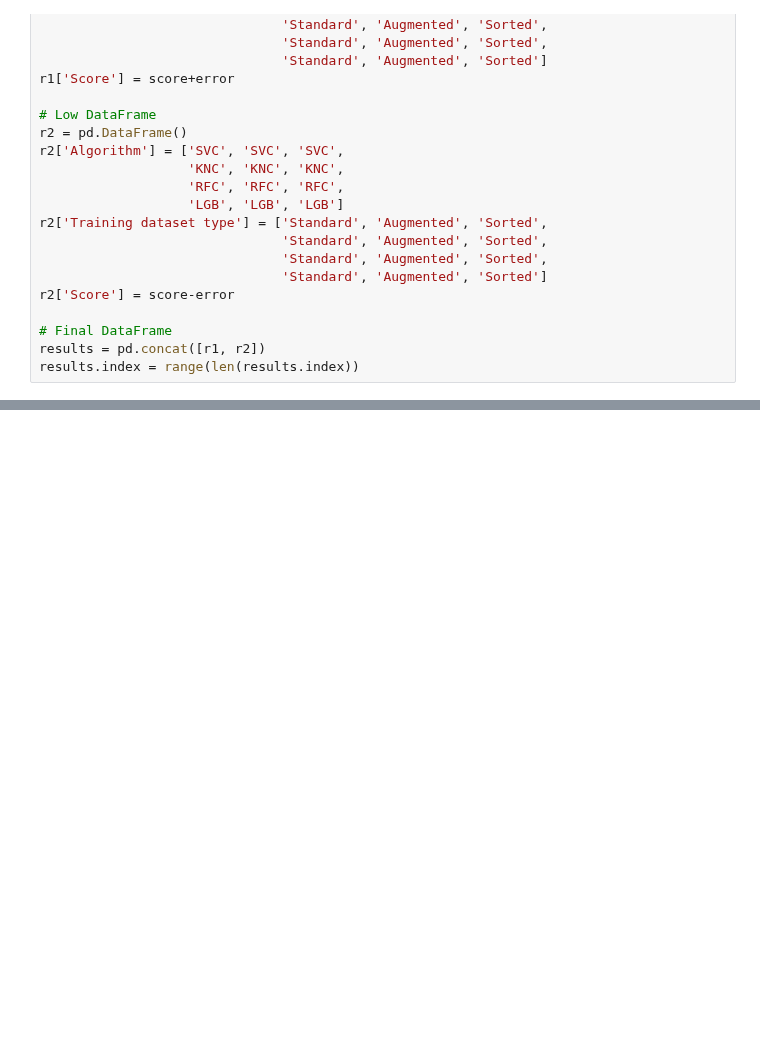
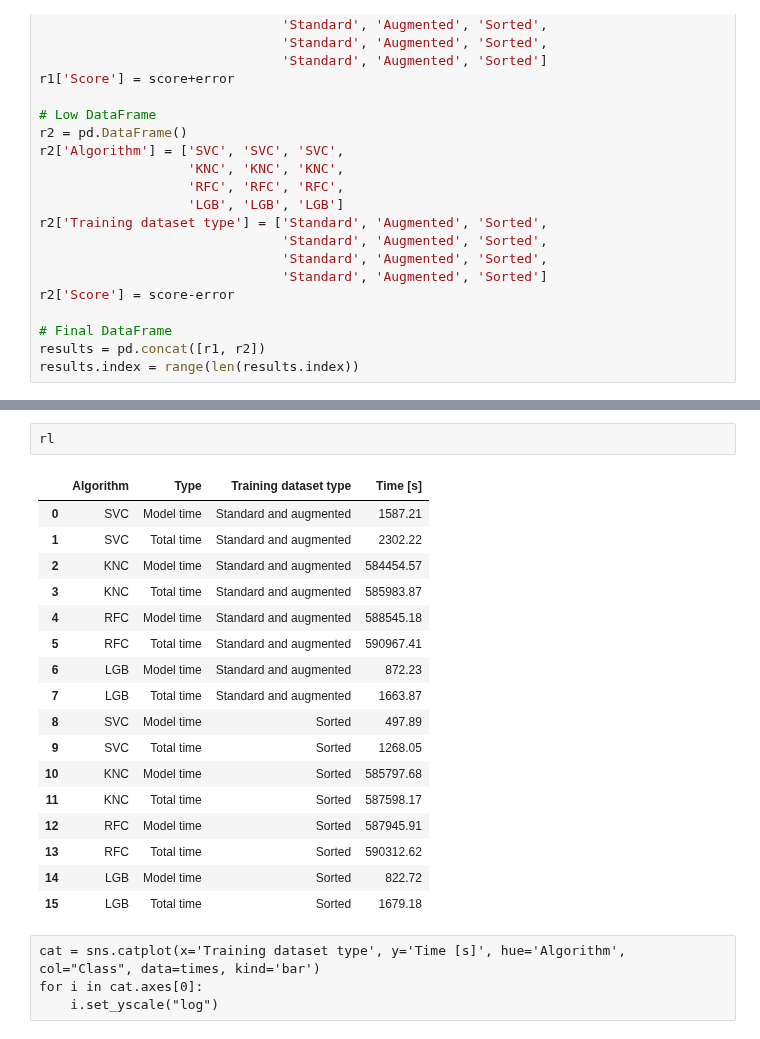
Before and after one commit to Paolo97Gll/bachelor_thesis, a Jupyter notebook: utility/Results.ipynb, the cells around one changed output, grey strips where cells are left out. Saved outputs shown, nothing was run; the diff lists cells and outputs as text; blank space fills up the shorter version.

```diff
--- a/utility/Results.ipynb
+++ b/utility/Results.ipynb
@@ -75,0 +214,24 @@ ax.figure.savefig('model_comparison.pdf')
+# %%
+rl
+# %% [output]
+|  | Algorithm | Type | Training dataset type | Time [s] |
+| 0 | SVC | Model time | Standard and augmented | 1587.21 |
+| 1 | SVC | Total time | Standard and augmented | 2302.22 |
+| 2 | KNC | Model time | Standard and augmented | 584454.57 |
+| 3 | KNC | Total time | Standard and augmented | 585983.87 |
+| 4 | RFC | Model time | Standard and augmented | 588545.18 |
+| 5 | RFC | Total time | Standard and augmented | 590967.41 |
+| 6 | LGB | Model time | Standard and augmented | 872.23 |
+| 7 | LGB | Total time | Standard and augmented | 1663.87 |
+| 8 | SVC | Model time | Sorted | 497.89 |
+| 9 | SVC | Total time | Sorted | 1268.05 |
+| 10 | KNC | Model time | Sorted | 585797.68 |
+| 11 | KNC | Total time | Sorted | 587598.17 |
+| 12 | RFC | Model time | Sorted | 587945.91 |
+| 13 | RFC | Total time | Sorted | 590312.62 |
+| 14 | LGB | Model time | Sorted | 822.72 |
+| 15 | LGB | Total time | Sorted | 1679.18 |
+# %% [raw]
+cat = sns.catplot(x='Training dataset type', y='Time [s]', hue='Algorithm', col="Class", data=times, kind='bar')
+for i in cat.axes[0]:
+    i.set_yscale("log")
```
Also changed, not shown: parts of 9 cells of this notebook, 2 other files.
